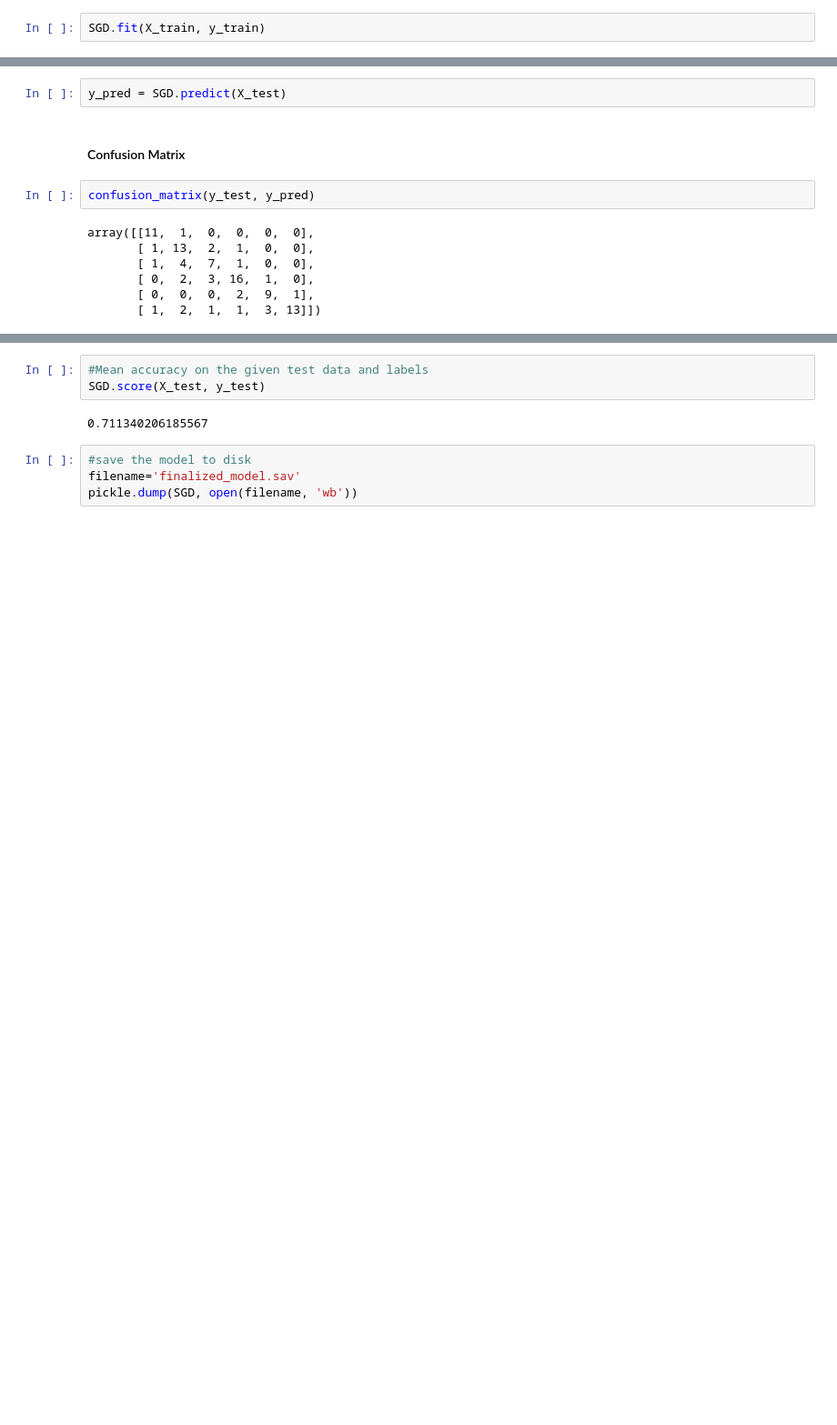
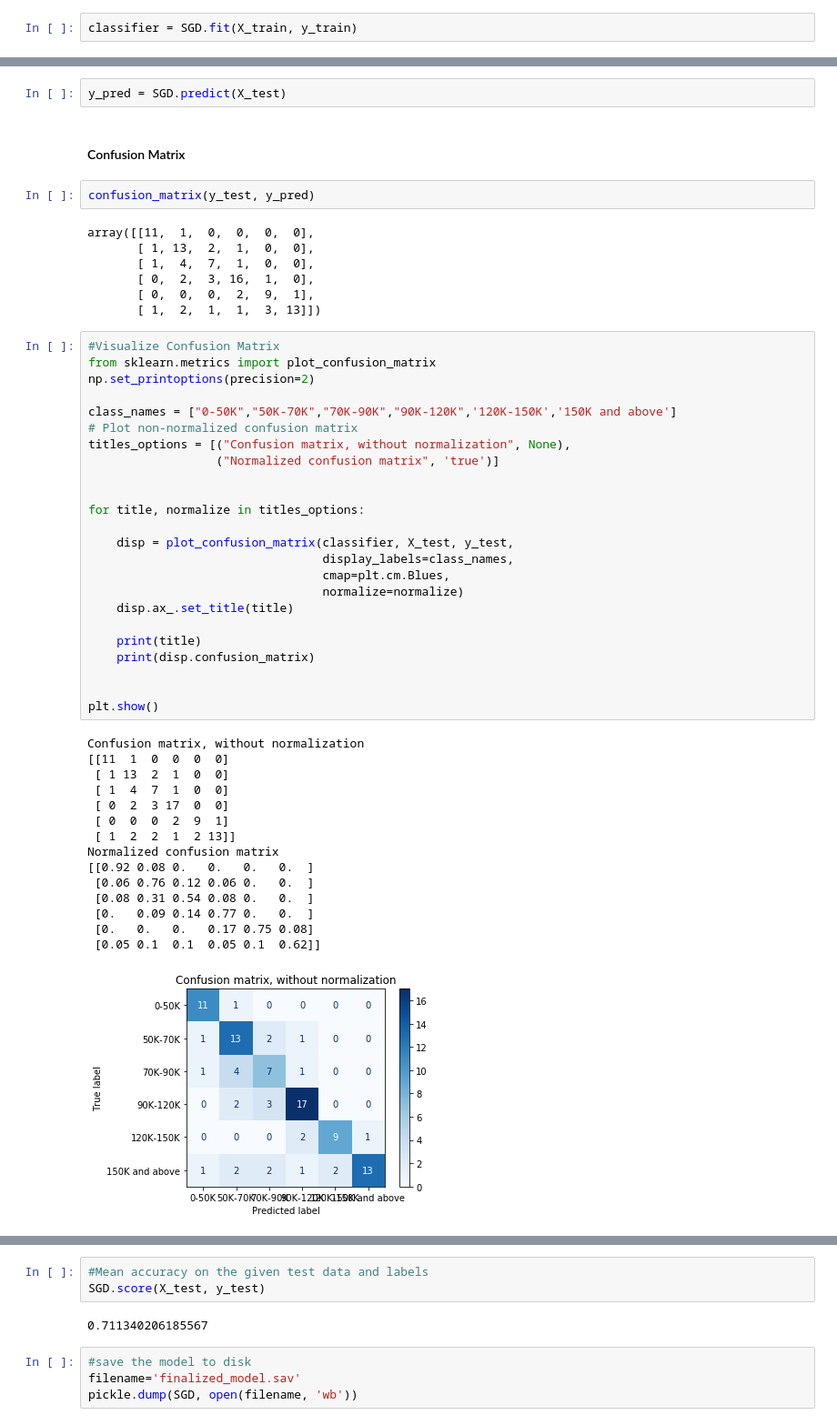
Before and after one commit to bonniema/salary-predictor, a Jupyter notebook: Salary_Modeling_Master.ipynb, the cells around one changed output, grey strips where cells are left out. Shown at 91% size. Saved outputs shown, nothing was run; the diff lists cells and outputs as text; blank space fills up the shorter version.

```diff
--- a/Salary_Modeling_Master.ipynb
+++ b/Salary_Modeling_Master.ipynb
@@ -769,4 +768,4 @@ SGD = Pipeline([
     ('clf', SGDClassifier(alpha=0.001, max_iter=500, n_jobs=3))
 ])
 # %%
-SGD.fit(X_train, y_train)
+classifier = SGD.fit(X_train, y_train)
@@ -801,3 +782,43 @@ array([[11,  1,  0,  0,  0,  0],
        [ 0,  2,  3, 16,  1,  0],
        [ 0,  0,  0,  2,  9,  1],
        [ 1,  2,  1,  1,  3, 13]])
+# %%
+#Visualize Confusion Matrix
+from sklearn.metrics import plot_confusion_matrix
+np.set_printoptions(precision=2)
+
+class_names = ["0-50K","50K-70K","70K-90K","90K-120K",'120K-150K','150K and above']
+# Plot non-normalized confusion matrix
+titles_options = [("Confusion matrix, without normalization", None),
+                  ("Normalized confusion matrix", 'true')]
+
+
+for title, normalize in titles_options:
+
+    disp = plot_confusion_matrix(classifier, X_test, y_test,
+                                 display_labels=class_names,
+                                 cmap=plt.cm.Blues,
+                                 normalize=normalize)
+    disp.ax_.set_title(title)
+
+    print(title)
+    print(disp.confusion_matrix)
+
+
+plt.show()
+# %% [output]
+Confusion matrix, without normalization
+[[11  1  0  0  0  0]
+ [ 1 13  2  1  0  0]
+ [ 1  4  7  1  0  0]
+ [ 0  2  3 17  0  0]
+ [ 0  0  0  2  9  1]
+ [ 1  2  2  1  2 13]]
+Normalized confusion matrix
+[[0.92 0.08 0.   0.   0.   0.  ]
+ [0.06 0.76 0.12 0.06 0.   0.  ]
+ [0.08 0.31 0.54 0.08 0.   0.  ]
+ [0.   0.09 0.14 0.77 0.   0.  ]
+ [0.   0.   0.   0.17 0.75 0.08]
+ [0.05 0.1  0.1  0.05 0.1  0.62]]
+[figure, added]
```
Also changed, not shown: parts of 27 cells of this notebook.
